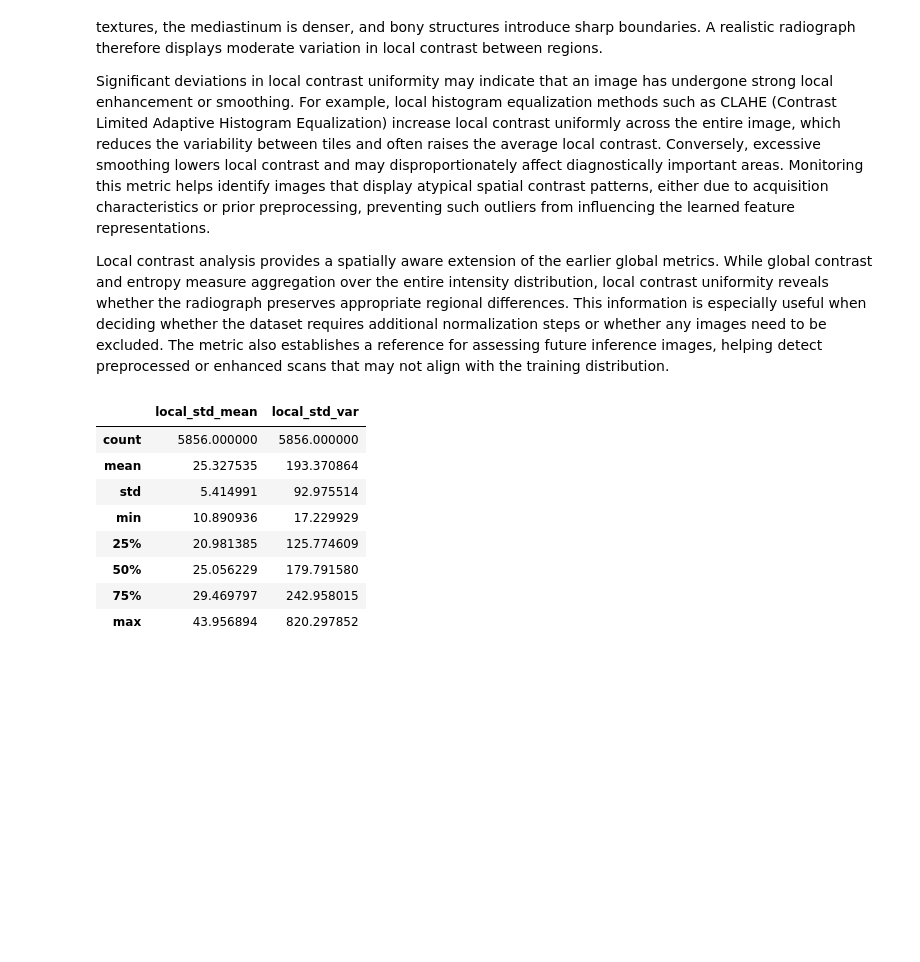
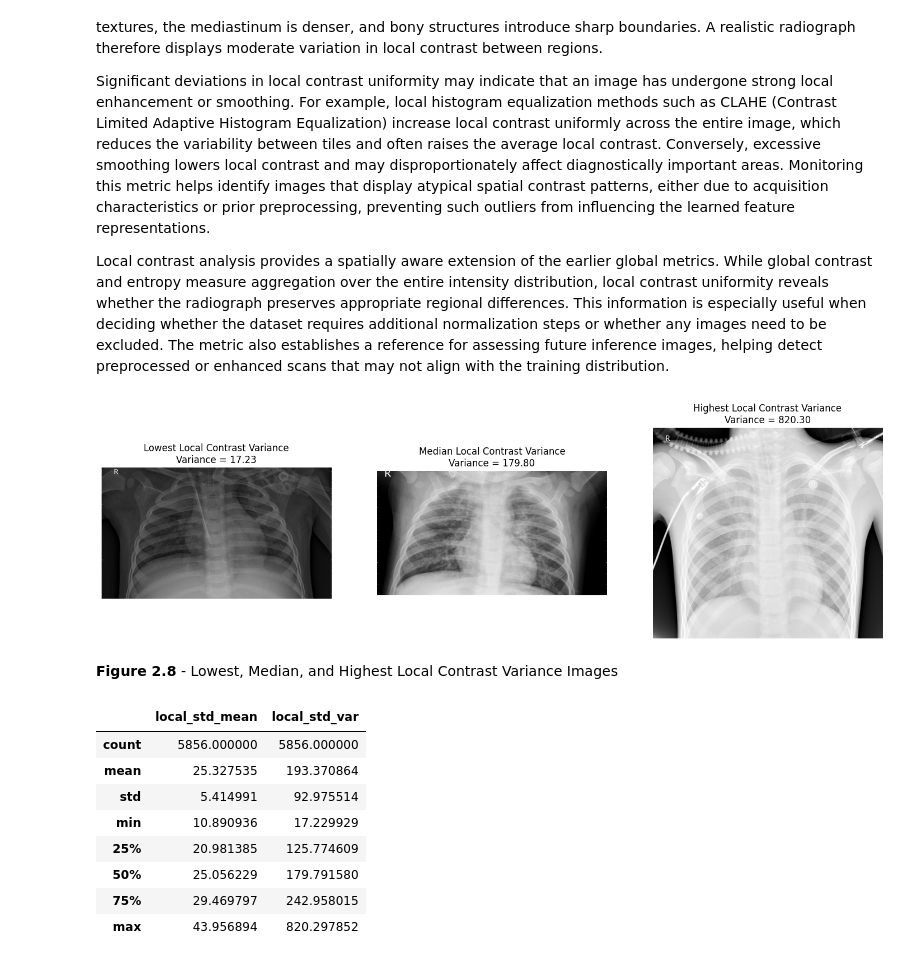
Before and after one commit to logus2k/apvc_p2, a Jupyter notebook: dl_for_cv_project2_v1.ipynb, the cells around one changed output. Cells and saved outputs as stored; diff of their text form; code cells hidden in the pictures; blank space fills up the shorter version.

```diff
--- a/dl_for_cv_project2_v1.ipynb
+++ b/dl_for_cv_project2_v1.ipynb
@@ -374,6 +404,36 @@ Local contrast uniformity describes how contrast varies across different regions
 Significant deviations in local contrast uniformity may indicate that an image has undergone strong local enhancement or smoothing. For example, local histogram equalization methods such as CLAHE (Contrast Limited Adaptive Histogram Equalization) increase local contrast uniformly across the entire image, which reduces the variability between tiles and often raises the average local contrast. Conversely, excessive smoothing lowers local contrast and may disproportionately affect diagnostically important areas. Monitoring this metric helps identify images that display atypical spatial contrast patterns, either due to acquisition characteristics or prior preprocessing, preventing such outliers from influencing the learned feature representations.
 
 Local contrast analysis provides a spatially aware extension of the earlier global metrics. While global contrast and entropy measure aggregation over the entire intensity distribution, local contrast uniformity reveals whether the radiograph preserves appropriate regional differences. This information is especially useful when deciding whether the dataset requires additional normalization steps or whether any images need to be excluded. The metric also establishes a reference for assessing future inference images, helping detect preprocessed or enhanced scans that may not align with the training distribution.
+# %%
+# Sort images by local contrast variance
+df_sorted_local = df_local.sort_values(by="local_std_var")
+
+# Identify lowest, median, and highest variance samples
+low_lc = df_sorted_local.iloc[0]
+mid_lc = df_sorted_local.iloc[len(df_sorted_local) // 2]
+high_lc = df_sorted_local.iloc[-1]
+
+local_examples = [
+	("Lowest Local Contrast Variance", low_lc["image"], low_lc["local_std_var"]),
+	("Median Local Contrast Variance", mid_lc["image"], mid_lc["local_std_var"]),
+	("Highest Local Contrast Variance", high_lc["image"], high_lc["local_std_var"])
+]
+
+# Plot representative images
+plt.figure(figsize=(18, 6))
+
+for idx, (label, path, v_val) in enumerate(local_examples):
+	img = cv2.imread(path, cv2.IMREAD_GRAYSCALE)
+	plt.subplot(1, 3, idx + 1)
+	plt.imshow(img, cmap="gray")
+	plt.title(f"{label}\nVariance = {v_val:.2f}")
+	plt.axis("off")
+
+plt.show()
+# %% [output]
+[figure, added]
+# %% [markdown]
+**Figure 2.8** - Lowest, Median, and Highest Local Contrast Variance Images
 # %%
 # Compute local contrast metrics (mean and variance of tile-level standard deviations)
 def compute_local_contrast(image_path, tiles=8):
```
Also changed, not shown: parts of 15 cells of this notebook.
